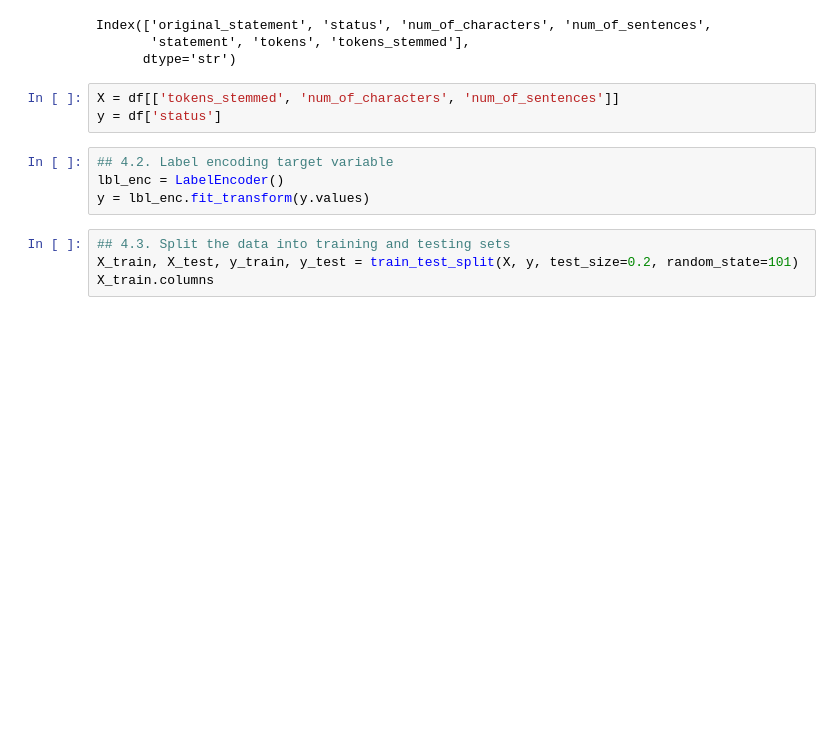
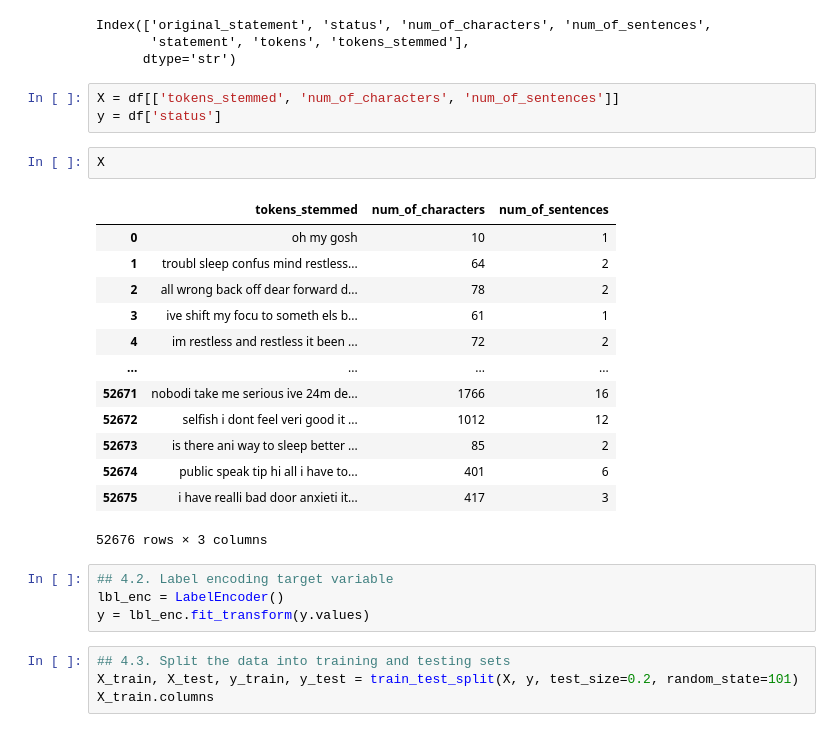
Before and after one commit to gvo104/study_ml_ops, a Jupyter notebook: 1.ipynb, the cells around one changed output. Drawn from its saved outputs; the diff is of its cells as text; blank space fills up the shorter version.

```diff
--- a/1.ipynb
+++ b/1.ipynb
@@ -115,6 +122,22 @@ Index(['original_statement', 'status', 'num_of_characters', 'num_of_sentences',
 # %%
 X = df[['tokens_stemmed', 'num_of_characters', 'num_of_sentences']]
 y = df['status']
+# %%
+X
+# %% [output]
+|  | tokens_stemmed | num_of_characters | num_of_sentences |
+| 0 | oh my gosh | 10 | 1 |
+| 1 | troubl sleep confus mind restless... | 64 | 2 |
+| 2 | all wrong back off dear forward d... | 78 | 2 |
+| 3 | ive shift my focu to someth els b... | 61 | 1 |
+| 4 | im restless and restless it been ... | 72 | 2 |
+| ... | ... | ... | ... |
+| 52671 | nobodi take me serious ive 24m de... | 1766 | 16 |
+| 52672 | selfish i dont feel veri good it ... | 1012 | 12 |
+| 52673 | is there ani way to sleep better ... | 85 | 2 |
+| 52674 | public speak tip hi all i have to... | 401 | 6 |
+| 52675 | i have realli bad door anxieti it... | 417 | 3 |
+52676 rows × 3 columns
 # %%
 ## 4.2. Label encoding target variable
 lbl_enc = LabelEncoder()
```
Also changed, not shown: parts of 9 cells of this notebook, 6 other files.
